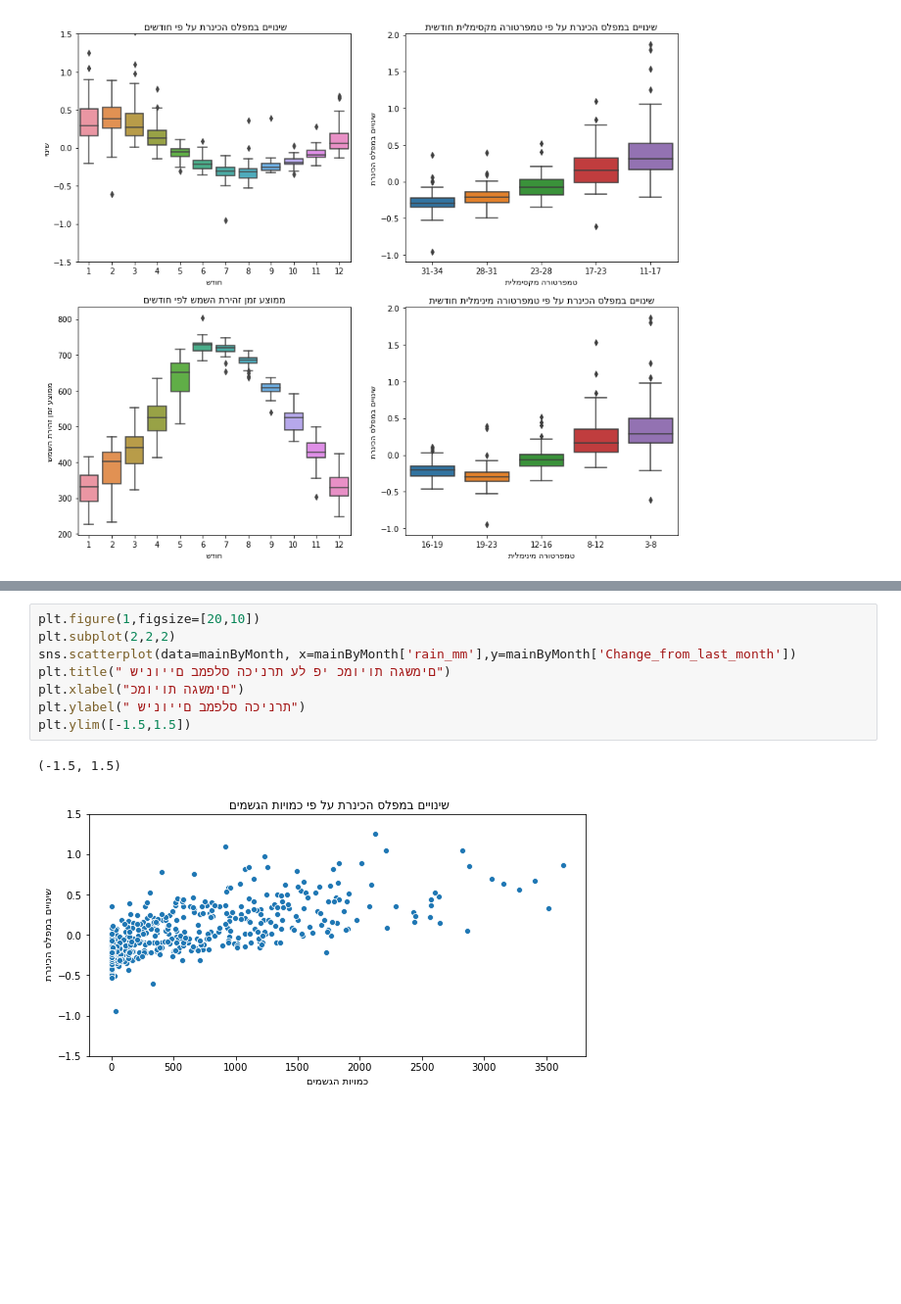
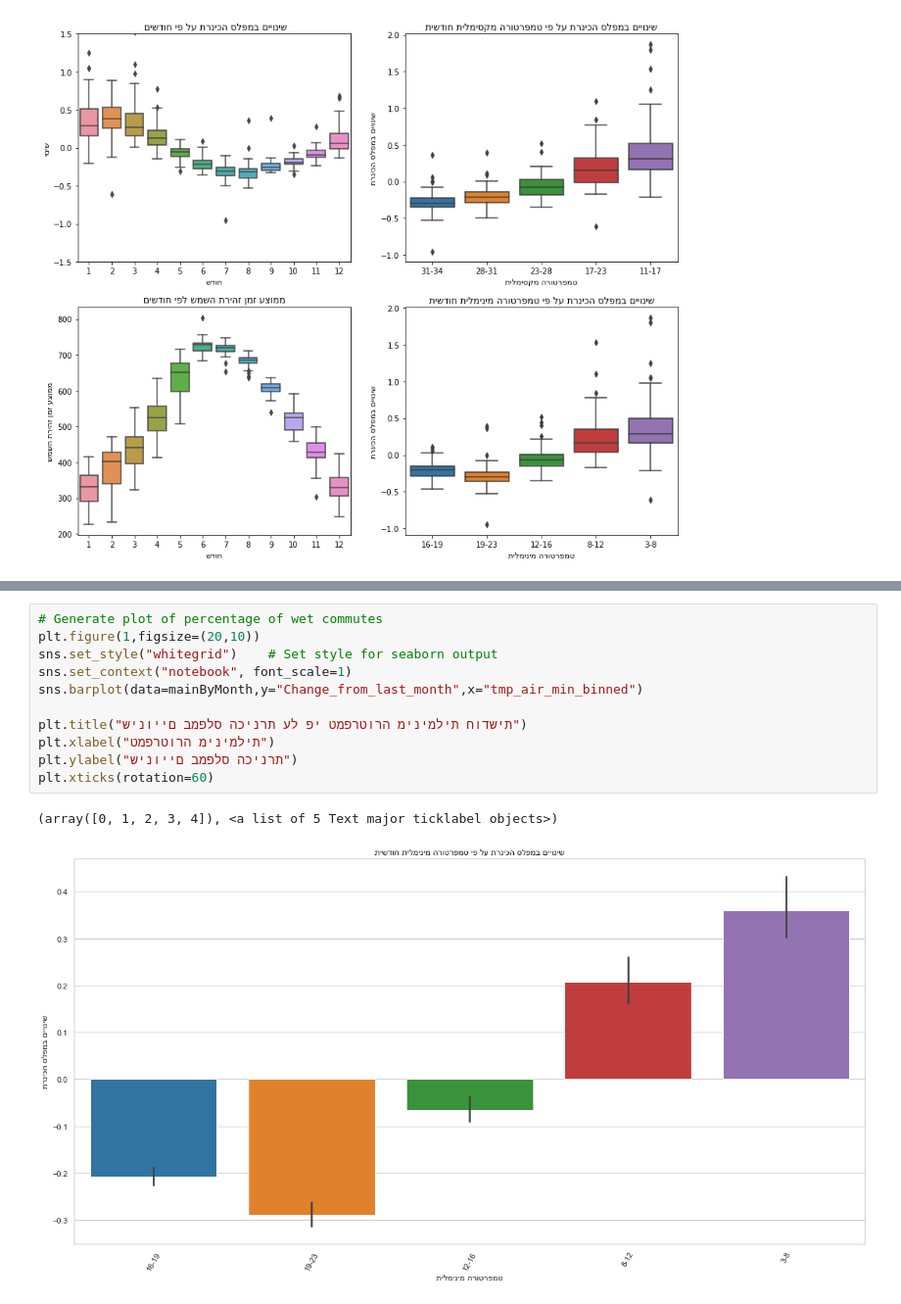
Before and after one commit to ronhadad/Kinneret, a Jupyter notebook: Visualizations .ipynb, the cells around one changed output, grey strips where cells are left out. Shown: that part at 98% size. Drawn from its saved outputs; the diff is of its cells as text; blank space fills up the shorter version.

```diff
--- a/Visualizations .ipynb
+++ b/Visualizations .ipynb
@@ -130,11 +138,14 @@ plt.ylim([-1.5,1.5])
 # %%
-plt.figure(1,figsize=[20,10])
-plt.subplot(2,2,2)
-sns.scatterplot(data=mainByMonth, x=mainByMonth['rain_mm'],y=mainByMonth['Change_from_last_month'])
-plt.title(" םימשגה תויומכ יפ לע תרניכה סלפמב םייוניש")
-plt.xlabel("םימשגה תויומכ")
-plt.ylabel(" תרניכה סלפמב םייוניש")
-plt.ylim([-1.5,1.5])
+# Generate plot of percentage of wet commutes
+plt.figure(1,figsize=(20,10))
+sns.set_style("whitegrid")    # Set style for seaborn output
+sns.set_context("notebook", font_scale=1)
+sns.barplot(data=mainByMonth,y="Change_from_last_month",x="tmp_air_min_binned")
+
+plt.title("תישדוח תילמינימ הרוטרפמט יפ לע תרניכה סלפמב םייוניש")
+plt.xlabel("תילמינימ הרוטרפמט")
+plt.ylabel("תרניכה סלפמב םייוניש")
+plt.xticks(rotation=60)
 # %% [output]
-(-1.5, 1.5)
+(array([0, 1, 2, 3, 4]), <a list of 5 Text major ticklabel objects>)
-[figure, old version]
+[figure, new version]
```
Also changed, not shown: parts of 4 cells of this notebook.
